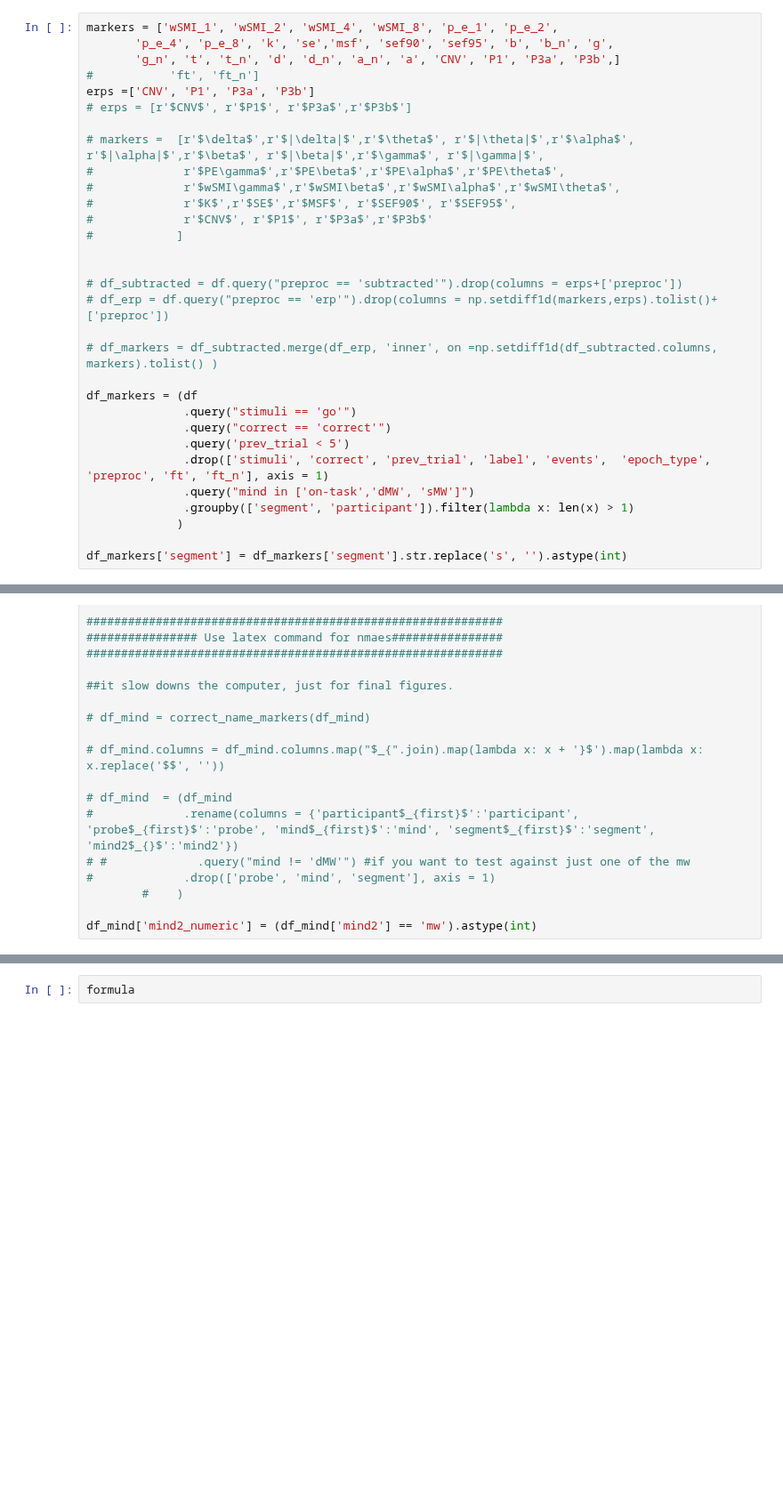
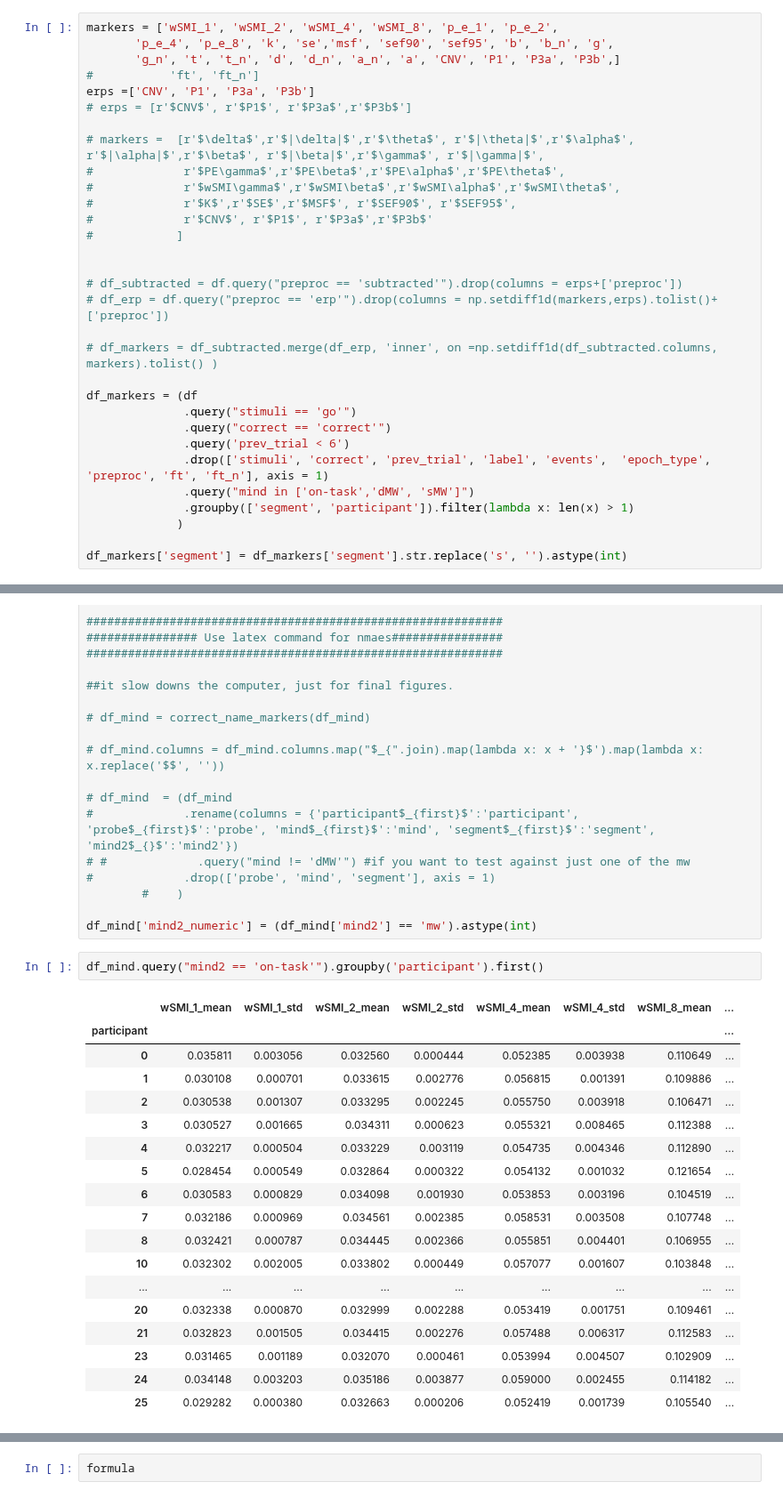
Before and after one commit to Nicobruno92/mw_markers_project, a Jupyter notebook: src/MVPA/multivariate_analysis_glmm copy.ipynb, the cells around one changed output, grey strips where cells are left out. Shown at 89% size. Drawn from its saved outputs; the diff is of its cells as text; blank space fills up the shorter version.

```diff
--- a/src/MVPA/multivariate_analysis_glmm copy.ipynb
+++ b/src/MVPA/multivariate_analysis_glmm copy.ipynb
@@ -117,7 +117,7 @@ erps =['CNV', 'P1', 'P3a', 'P3b']
 df_markers = (df
               .query("stimuli == 'go'")
               .query("correct == 'correct'")
-              .query('prev_trial < 5')
+              .query('prev_trial < 6')
               .drop(['stimuli', 'correct', 'prev_trial', 'label', 'events',  'epoch_type', 'preproc', 'ft', 'ft_n'], axis = 1)
               .query("mind in ['on-task','dMW', 'sMW']")
               .groupby(['segment', 'participant']).filter(lambda x: len(x) > 1)
@@ -213,3 +213,24 @@ df_mind  = (df_mind
         #    )
 
 df_mind['mind2_numeric'] = (df_mind['mind2'] == 'mw').astype(int)
+# %%
+df_mind.query("mind2 == 'on-task'").groupby('participant').first()
+# %% [output]
+|  | wSMI_1_mean | wSMI_1_std | wSMI_2_mean | wSMI_2_std | wSMI_4_mean | wSMI_4_std | wSMI_8_mean | ... |
+| participant |  |  |  |  |  |  |  | ... |
+| 0 | 0.035811 | 0.003056 | 0.032560 | 0.000444 | 0.052385 | 0.003938 | 0.110649 | ... |
+| 1 | 0.030108 | 0.000701 | 0.033615 | 0.002776 | 0.056815 | 0.001391 | 0.109886 | ... |
+| 2 | 0.030538 | 0.001307 | 0.033295 | 0.002245 | 0.055750 | 0.003918 | 0.106471 | ... |
+| 3 | 0.030527 | 0.001665 | 0.034311 | 0.000623 | 0.055321 | 0.008465 | 0.112388 | ... |
+| 4 | 0.032217 | 0.000504 | 0.033229 | 0.003119 | 0.054735 | 0.004346 | 0.112890 | ... |
+| 5 | 0.028454 | 0.000549 | 0.032864 | 0.000322 | 0.054132 | 0.001032 | 0.121654 | ... |
+| 6 | 0.030583 | 0.000829 | 0.034098 | 0.001930 | 0.053853 | 0.003196 | 0.104519 | ... |
+| 7 | 0.032186 | 0.000969 | 0.034561 | 0.002385 | 0.058531 | 0.003508 | 0.107748 | ... |
+| 8 | 0.032421 | 0.000787 | 0.034445 | 0.002366 | 0.055851 | 0.004401 | 0.106955 | ... |
+| 10 | 0.032302 | 0.002005 | 0.033802 | 0.000449 | 0.057077 | 0.001607 | 0.103848 | ... |
+| ... | ... | ... | ... | ... | ... | ... | ... | ... |
+| 20 | 0.032338 | 0.000870 | 0.032999 | 0.002288 | 0.053419 | 0.001751 | 0.109461 | ... |
+| 21 | 0.032823 | 0.001505 | 0.034415 | 0.002276 | 0.057488 | 0.006317 | 0.112583 | ... |
+| 23 | 0.031465 | 0.001189 | 0.032070 | 0.000461 | 0.053994 | 0.004507 | 0.102909 | ... |
+| 24 | 0.034148 | 0.003203 | 0.035186 | 0.003877 | 0.059000 | 0.002455 | 0.114182 | ... |
+| 25 | 0.029282 | 0.000380 | 0.032663 | 0.000206 | 0.052419 | 0.001739 | 0.105540 | ... |
```
Also changed, not shown: parts of 2 cells of this notebook, 35 other files.
